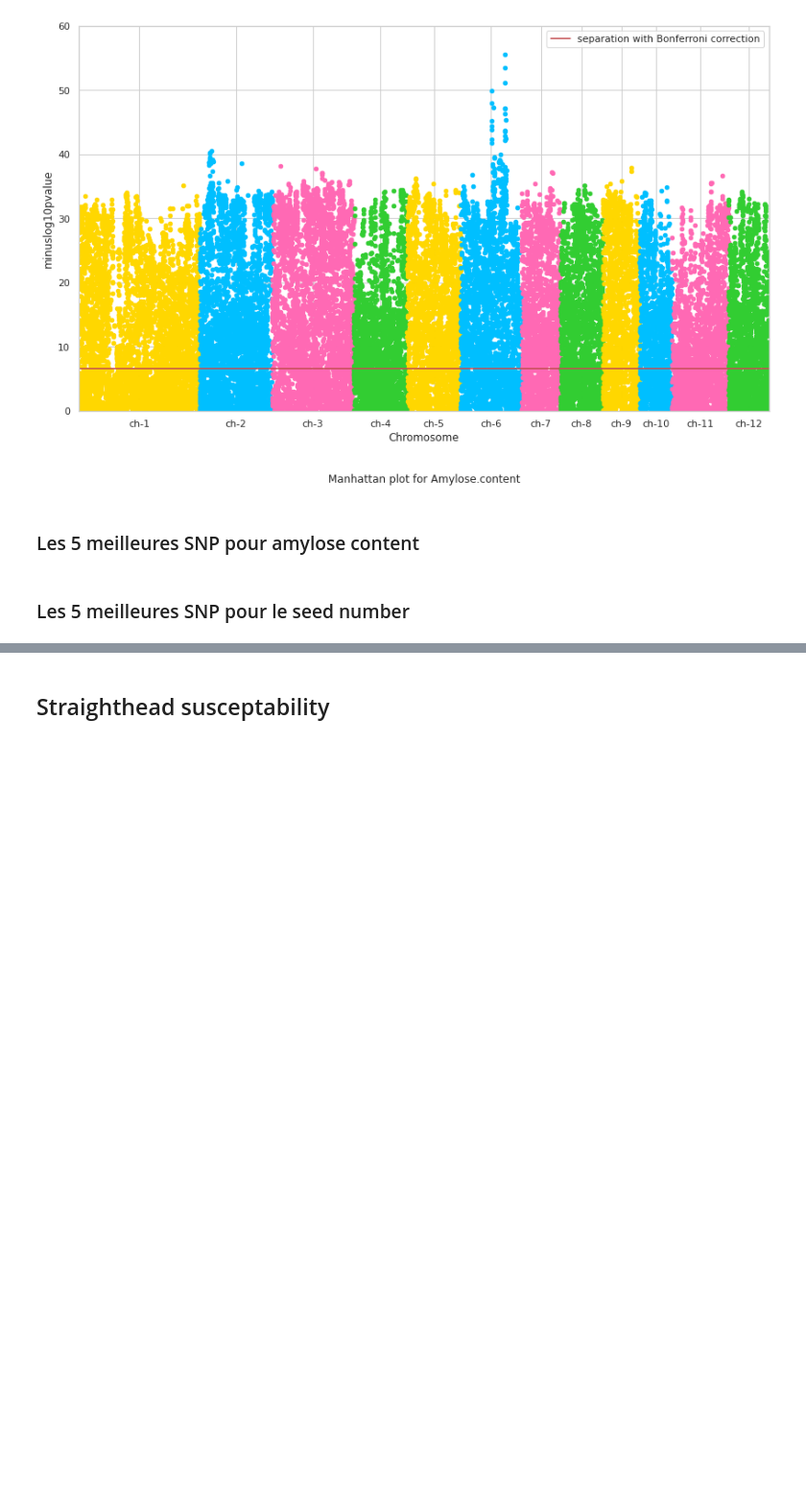
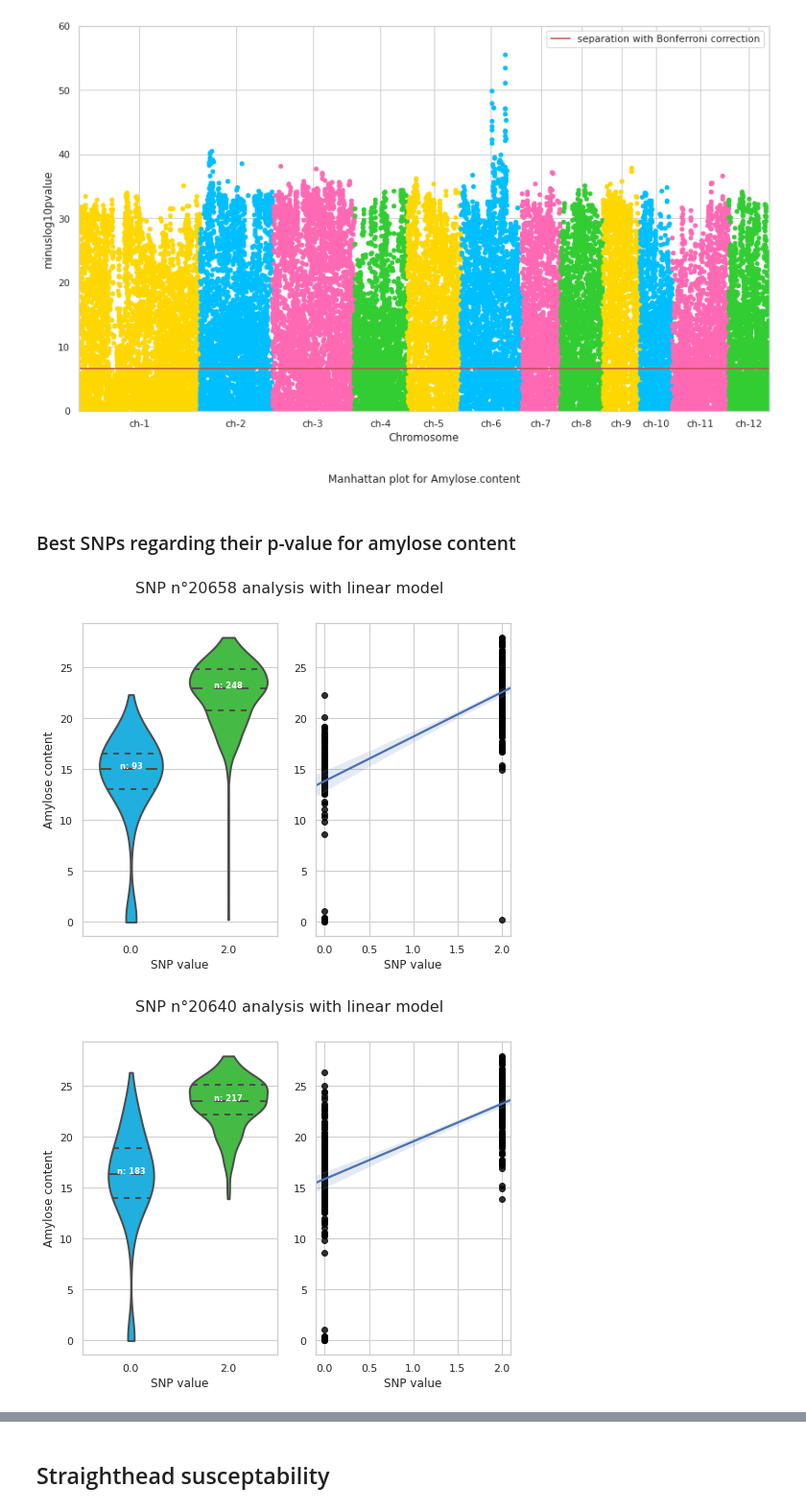
Before and after one commit to teddyalexandre/prediction-phenotype-riz-asiatique, a Jupyter notebook: Notebook/mplots.ipynb, the cells around one changed output, grey strips where cells are left out. Shown at 96% size. Saved outputs shown, nothing was run; the diff lists cells and outputs as text; code cells hidden in the pictures; blank space fills up the shorter version.

```diff
--- a/Notebook/mplots.ipynb
+++ b/Notebook/mplots.ipynb
@@ -320,11 +417,13 @@ plotManhattan(
 # %% [output]
 6.567038135497739
 [figure]
-# %%
-bestpvalues = getBestPValues(df2["pvalue"],60,40)[:5]
-for pv, idx in bestpvalues:
-    plotPhenoGeno2(idx,cols[1])
 # %% [markdown]
-### Les 5 meilleures SNP pour amylose content
+### Best SNPs regarding their p-value for amylose content
-# %% [markdown]
-### Les 5 meilleures SNP pour le seed number
+# %%
+bestpvalues_amylose = getBestPValues(df2["pvalue"],60,40)
+for pv, idx in bestpvalues_amylose[:3]:
+    plotPhenoGeno2(idx,cols[1])
+bestpvalues_amylose = [i[1] for i in bestpvalues_amylose]
+# %% [output]
+[figure, added]
+[figure, added]
```
Also changed, not shown: parts of 34 cells of this notebook.
